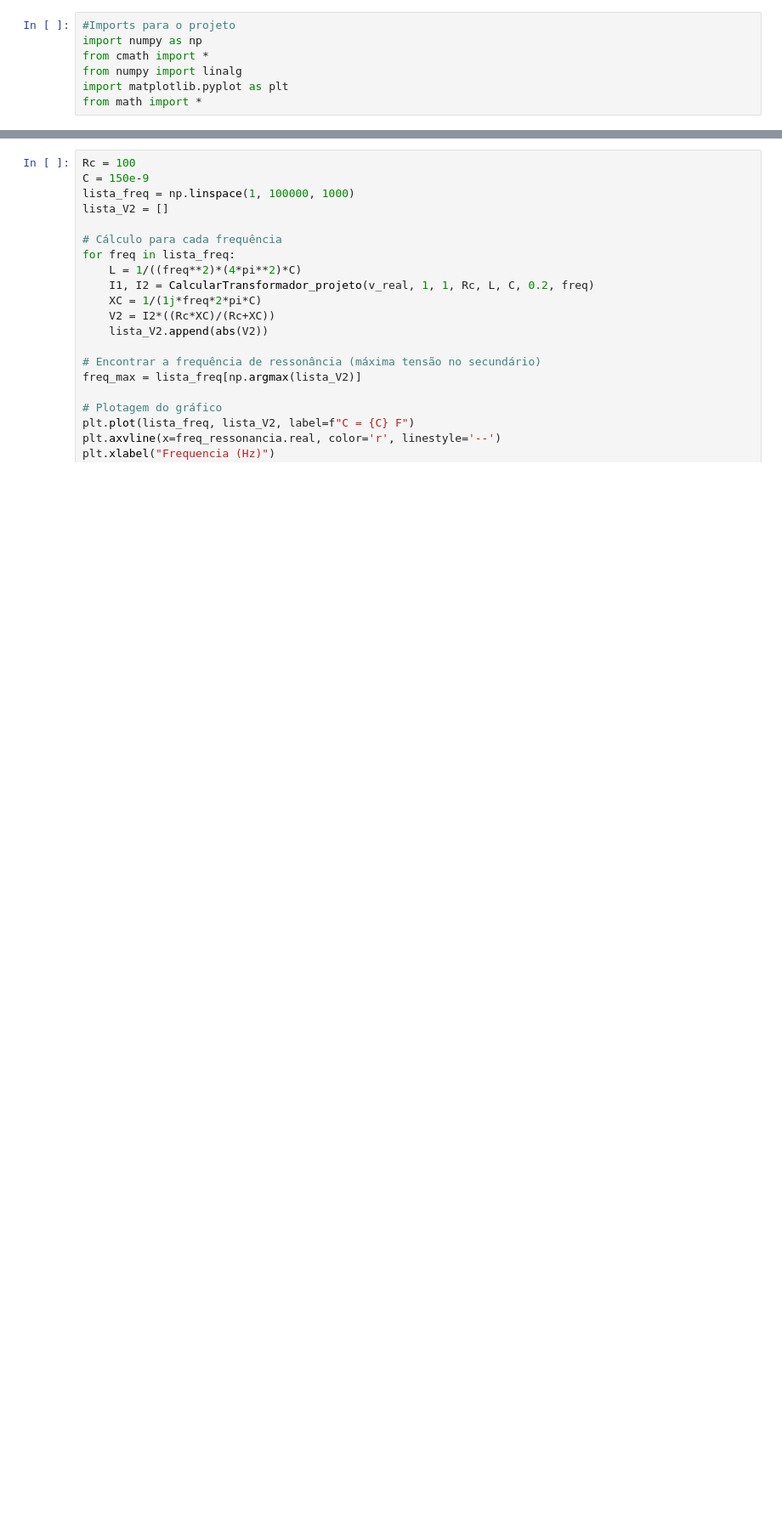
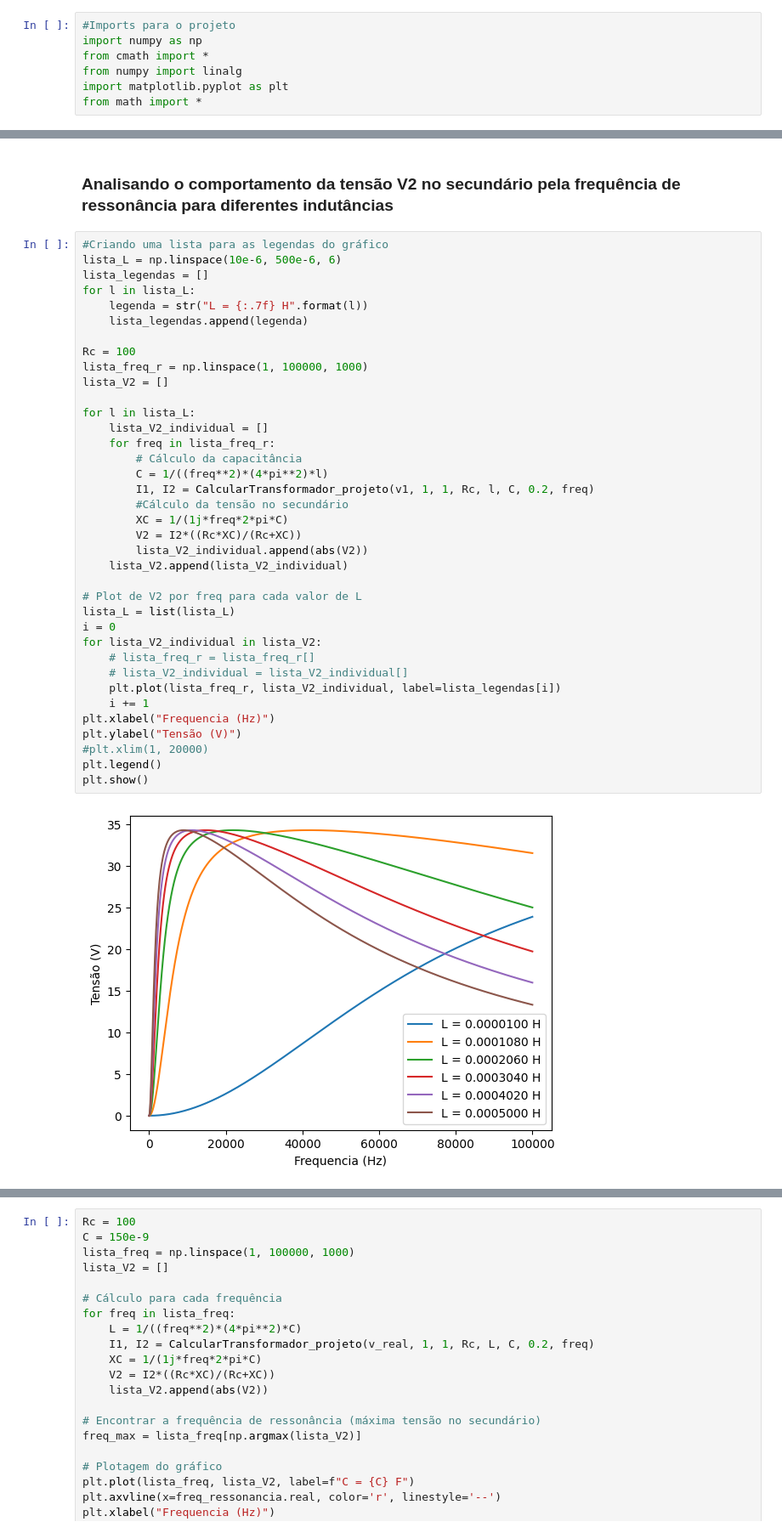
Before and after one commit to gustavoeso/Projeto_mag_2023.2, a Jupyter notebook: projeto.ipynb, the cells around one changed output, grey strips where cells are left out. Shown at 85% size. Drawn from its saved outputs; the diff is of its cells as text; blank space fills up the shorter version.

```diff
--- a/projeto.ipynb
+++ b/projeto.ipynb
@@ -94,0 +232,41 @@ https://www.circuitlab.com/circuit/jvdk2ygpev75/circuito_eletromag/
+# %% [markdown]
+### Analisando o comportamento da tensão V2 no secundário pela frequência de ressonância para diferentes indutâncias
+# %%
+#Criando uma lista para as legendas do gráfico
+lista_L = np.linspace(10e-6, 500e-6, 6)
+lista_legendas = []
+for l in lista_L:
+    legenda = str("L = {:.7f} H".format(l))
+    lista_legendas.append(legenda)
+
+Rc = 100
+lista_freq_r = np.linspace(1, 100000, 1000)
+lista_V2 = []
+
+for l in lista_L:
+    lista_V2_individual = []
+    for freq in lista_freq_r:
+        # Cálculo da capacitância
+        C = 1/((freq**2)*(4*pi**2)*l)
+        I1, I2 = CalcularTransformador_projeto(v1, 1, 1, Rc, l, C, 0.2, freq)
+        #Cálculo da tensão no secundário
+        XC = 1/(1j*freq*2*pi*C)
+        V2 = I2*((Rc*XC)/(Rc+XC))
+        lista_V2_individual.append(abs(V2))
+    lista_V2.append(lista_V2_individual)
+
+# Plot de V2 por freq para cada valor de L
+lista_L = list(lista_L)
+i = 0
+for lista_V2_individual in lista_V2:
+    # lista_freq_r = lista_freq_r[]
+    # lista_V2_individual = lista_V2_individual[]
+    plt.plot(lista_freq_r, lista_V2_individual, label=lista_legendas[i])
+    i += 1
+plt.xlabel("Frequencia (Hz)")
+plt.ylabel("Tensão (V)")
+#plt.xlim(1, 20000)
+plt.legend()
+plt.show()
+# %% [output]
+[figure, added]
```
Also changed, not shown: parts of 50 cells of this notebook, 1 other file.
